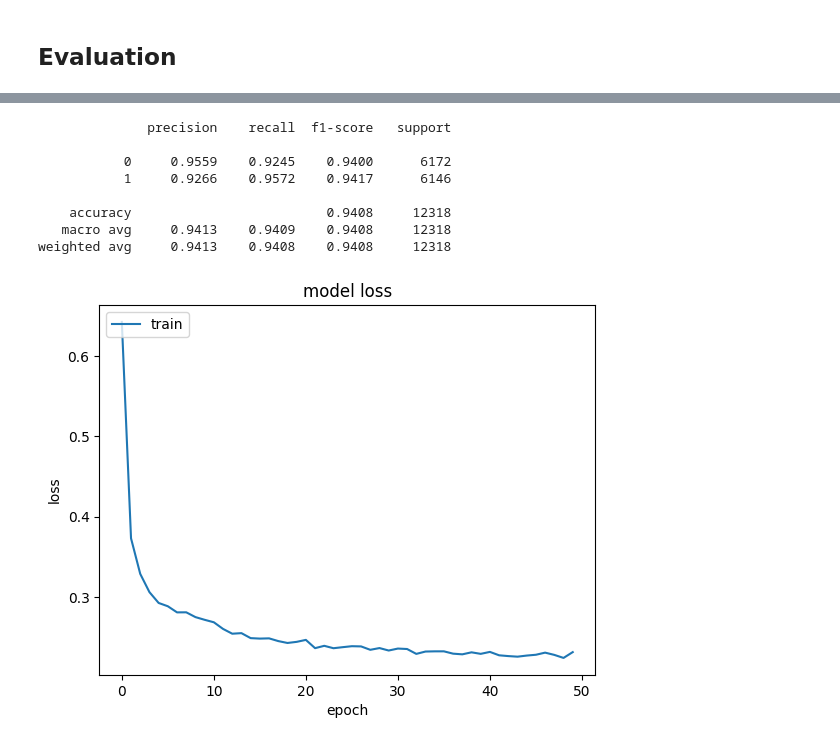
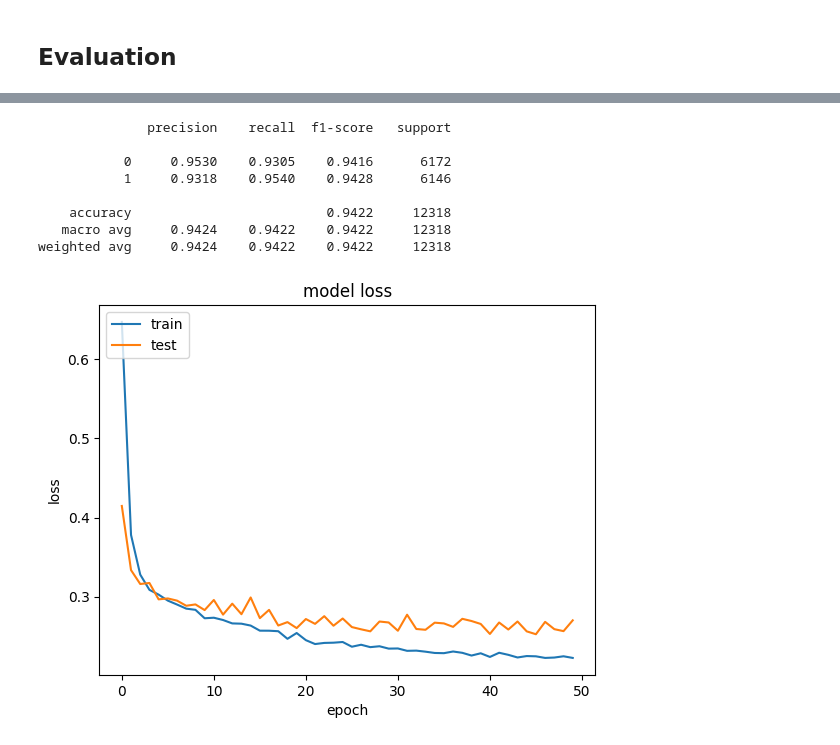
Before and after one commit to LuisFelipePoma/Fake_News_Detector, a Jupyter notebook: src/model/code.ipynb, the cells around one changed output, grey strips where cells are left out. Saved outputs shown, nothing was run; the diff lists cells and outputs as text; code cells hidden in the pictures.

Commit message:
test with play

```diff
--- a/src/model/code.ipynb
+++ b/src/model/code.ipynb
@@ -197,5 +192,3 @@ def create_representation(df: object):
-# %%
-X_train, X_test, y_train, y_test = create_representation(df)
 # %% [markdown]
 # Modelating
 # %% [markdown]
@@ -297,20 +357,21 @@ print(classification_report(y_test, list(predictions), digits=4))
 # %% [output]
               precision    recall  f1-score   support
 
-           0     0.9559    0.9245    0.9400      6172
-           1     0.9266    0.9572    0.9417      6146
+           0     0.9530    0.9305    0.9416      6172
+           1     0.9318    0.9540    0.9428      6146
 
-    accuracy                         0.9408     12318
-   macro avg     0.9413    0.9409    0.9408     12318
-weighted avg     0.9413    0.9408    0.9408     12318
+    accuracy                         0.9422     12318
+   macro avg     0.9424    0.9422    0.9422     12318
+weighted avg     0.9424    0.9422    0.9422     12318
 # %%
 import matplotlib.pyplot as plt
 
-plt.plot(history.history['loss'])
-plt.title('model loss')
-plt.ylabel('loss')
-plt.xlabel('epoch')
-plt.legend(['train'], loc='upper left')
+plt.plot(history.history["loss"])
+plt.plot(history.history["val_loss"])
+plt.title("model loss")
+plt.ylabel("loss")
+plt.xlabel("epoch")
+plt.legend(["train", "test"], loc="upper left")
 plt.show()
 # %% [output]
-[figure, old version]
+[figure, new version]
```
Also changed, not shown: parts of 15 cells of this notebook, 1 other file.
